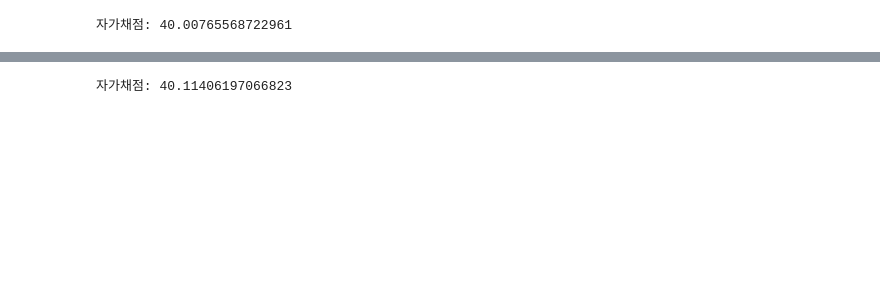
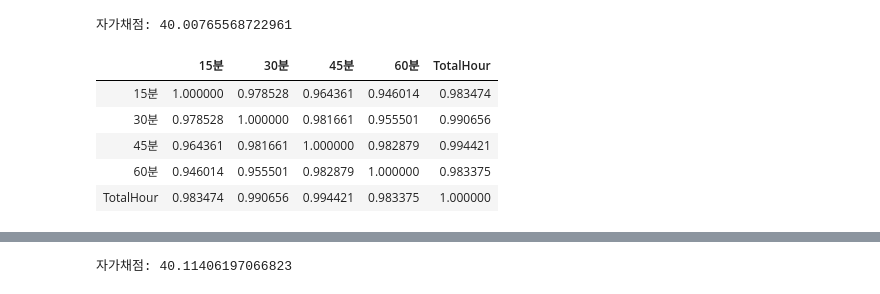
Before and after one commit to sunkusun9/DS_lv3_2603_1, a Jupyter notebook: sec_ds_lv3_prob3_kaggle.ipynb, the cells around one changed output, grey strips where cells are left out. Cells and saved outputs as stored; diff of their text form; code cells hidden in the pictures; blank space fills up the shorter version.

```diff
--- a/sec_ds_lv3_prob3_kaggle.ipynb
+++ b/sec_ds_lv3_prob3_kaggle.ipynb
@@ -460,3 +472,14 @@ prd = select_model(reg_xgb)
 print("자가채점: {}".format(mean_absolute_error(s_kaggle_ans, prd)))
 # %% [output]
 자가채점: 40.00765568722961
+# %%
+# "15분", "30분", "45분", "60분", "TotalHour" 상관도가 높습니다. 주성분 변환을 통해 XGB의 가설 공간을 효율적으로 나타낼 수 있을지 봅니다.
+X_pca = ["15분", "30분", "45분", "60분", "TotalHour"]
+df_train[X_pca].corr()
+# %% [output]
+|  | 15분 | 30분 | 45분 | 60분 | TotalHour |
+| 15분 | 1.000000 | 0.978528 | 0.964361 | 0.946014 | 0.983474 |
+| 30분 | 0.978528 | 1.000000 | 0.981661 | 0.955501 | 0.990656 |
+| 45분 | 0.964361 | 0.981661 | 1.000000 | 0.982879 | 0.994421 |
+| 60분 | 0.946014 | 0.955501 | 0.982879 | 1.000000 | 0.983375 |
+| TotalHour | 0.983474 | 0.990656 | 0.994421 | 0.983375 | 1.000000 |
```
Also changed, not shown: parts of 32 cells of this notebook.
